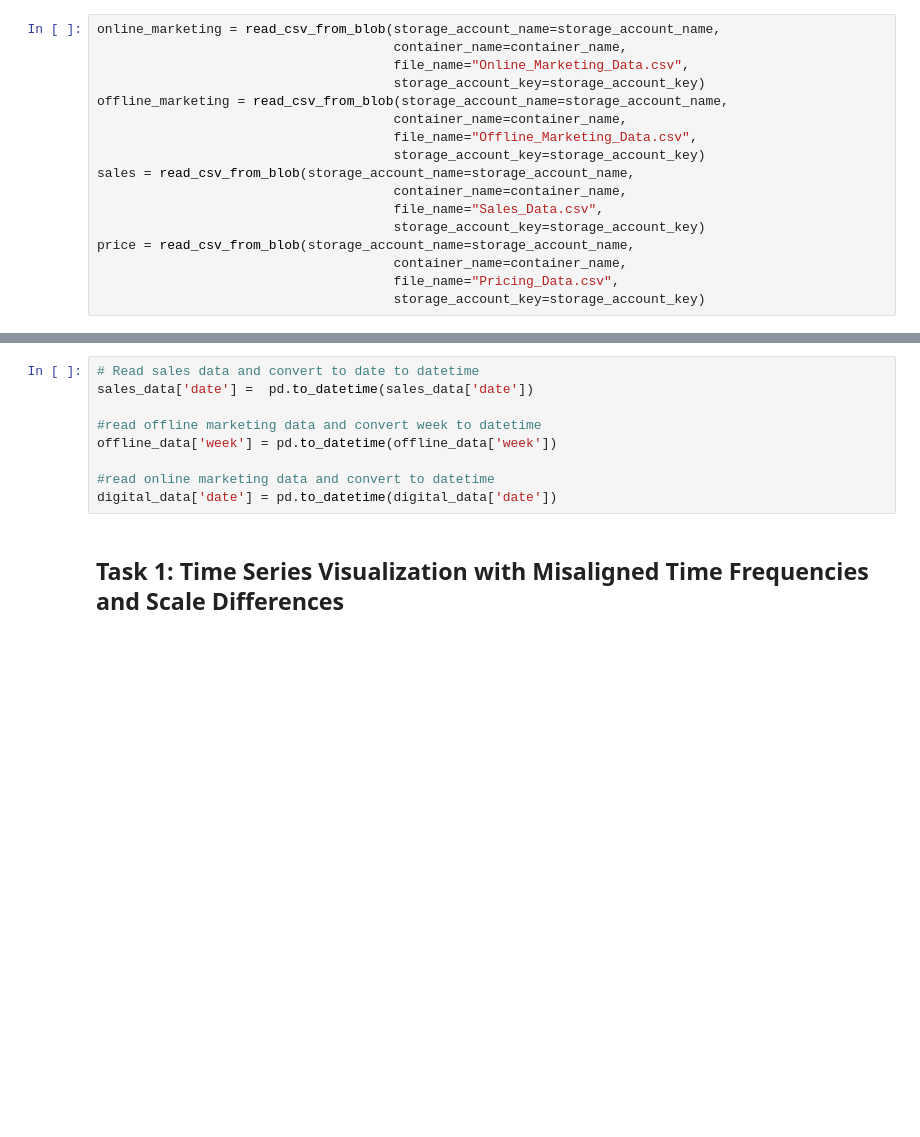
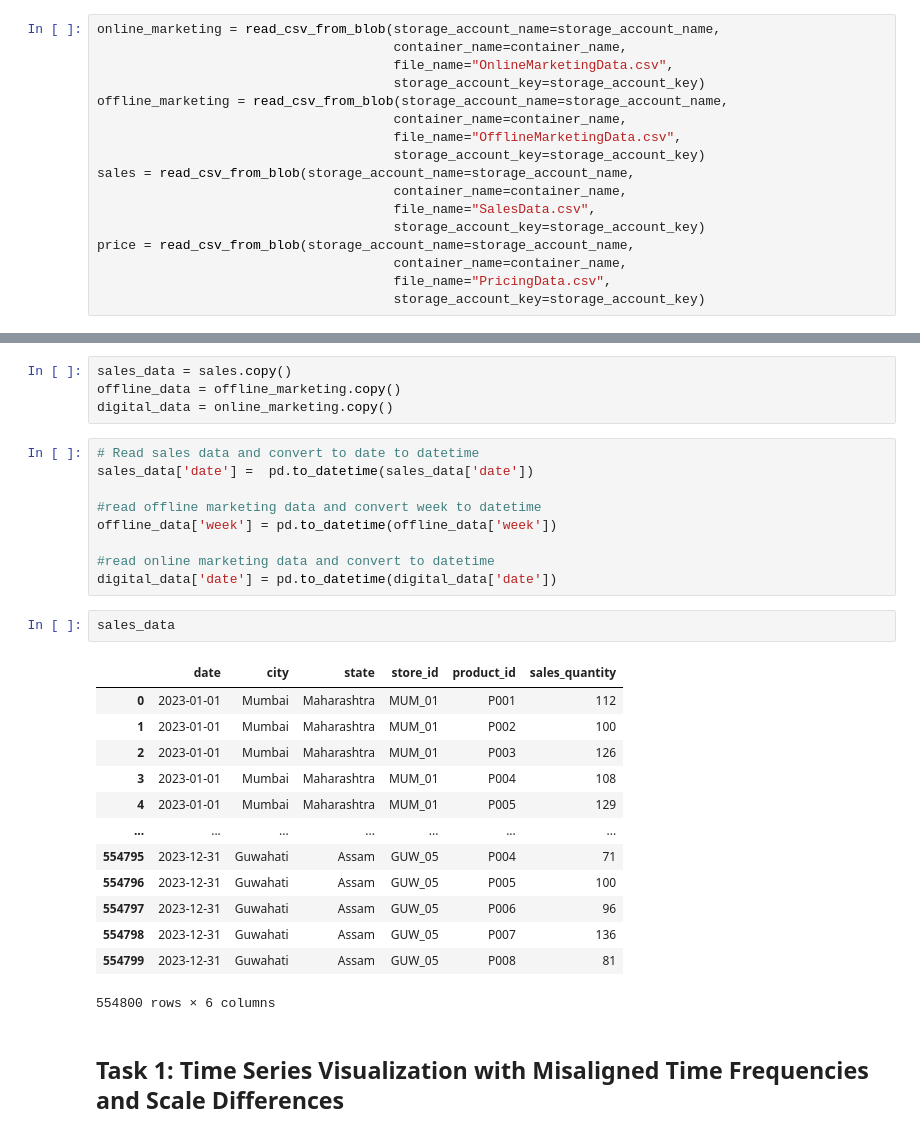
Before and after one commit to omkar-dalvi/ml-debug-hackathon-2025, a Jupyter notebook: notebooks/corrected/EDACorrectedNotebook.ipynb, the cells around one changed output, grey strips where cells are left out. Cells and saved outputs as stored; diff of their text form; blank space fills up the shorter version.

```diff
--- a/notebooks/corrected/EDACorrectedNotebook.ipynb
+++ b/notebooks/corrected/EDACorrectedNotebook.ipynb
@@ -81,19 +81,19 @@ def read_csv_from_blob(storage_account_name, container_name, file_name, storage_
 # %%
 online_marketing = read_csv_from_blob(storage_account_name=storage_account_name,
                                       container_name=container_name,
-                                      file_name="Online_Marketing_Data.csv",
+                                      file_name="OnlineMarketingData.csv",
                                       storage_account_key=storage_account_key)
 offline_marketing = read_csv_from_blob(storage_account_name=storage_account_name,
                                       container_name=container_name,
-                                      file_name="Offline_Marketing_Data.csv",
+                                      file_name="OfflineMarketingData.csv",
                                       storage_account_key=storage_account_key)
 sales = read_csv_from_blob(storage_account_name=storage_account_name,
                                       container_name=container_name,
-                                      file_name="Sales_Data.csv",
+                                      file_name="SalesData.csv",
                                       storage_account_key=storage_account_key)
 price = read_csv_from_blob(storage_account_name=storage_account_name,
                                       container_name=container_name,
-                                      file_name="Pricing_Data.csv",
+                                      file_name="PricingData.csv",
                                       storage_account_key=storage_account_key)
 # %% [markdown]
 ## Importing libraries
@@ -105,6 +105,10 @@ import seaborn as sns
 from sklearn.preprocessing import MinMaxScaler
 from statsmodels.tsa.seasonal import seasonal_decompose
 import statsmodels.api as sm
+# %%
+sales_data = sales.copy()
+offline_data = offline_marketing.copy()
+digital_data = online_marketing.copy()
 # %%
 # Read sales data and convert to date to datetime
 sales_data['date'] =  pd.to_datetime(sales_data['date'])
@@ -114,6 +118,22 @@ offline_data['week'] = pd.to_datetime(offline_data['week'])
 
 #read online marketing data and convert to datetime
 digital_data['date'] = pd.to_datetime(digital_data['date'])
+# %%
+sales_data
+# %% [output]
+|  | date | city | state | store_id | product_id | sales_quantity |
+| 0 | 2023-01-01 | Mumbai | Maharashtra | MUM_01 | P001 | 112 |
+| 1 | 2023-01-01 | Mumbai | Maharashtra | MUM_01 | P002 | 100 |
+| 2 | 2023-01-01 | Mumbai | Maharashtra | MUM_01 | P003 | 126 |
+| 3 | 2023-01-01 | Mumbai | Maharashtra | MUM_01 | P004 | 108 |
+| 4 | 2023-01-01 | Mumbai | Maharashtra | MUM_01 | P005 | 129 |
+| ... | ... | ... | ... | ... | ... | ... |
+| 554795 | 2023-12-31 | Guwahati | Assam | GUW_05 | P004 | 71 |
+| 554796 | 2023-12-31 | Guwahati | Assam | GUW_05 | P005 | 100 |
+| 554797 | 2023-12-31 | Guwahati | Assam | GUW_05 | P006 | 96 |
+| 554798 | 2023-12-31 | Guwahati | Assam | GUW_05 | P007 | 136 |
+| 554799 | 2023-12-31 | Guwahati | Assam | GUW_05 | P008 | 81 |
+554800 rows × 6 columns
 # %% [markdown]
 ## Task 1: Time Series Visualization with Misaligned Time Frequencies and Scale Differences
 # %%
```
Also changed, not shown: parts of 1 cell of this notebook, 1 other file.
